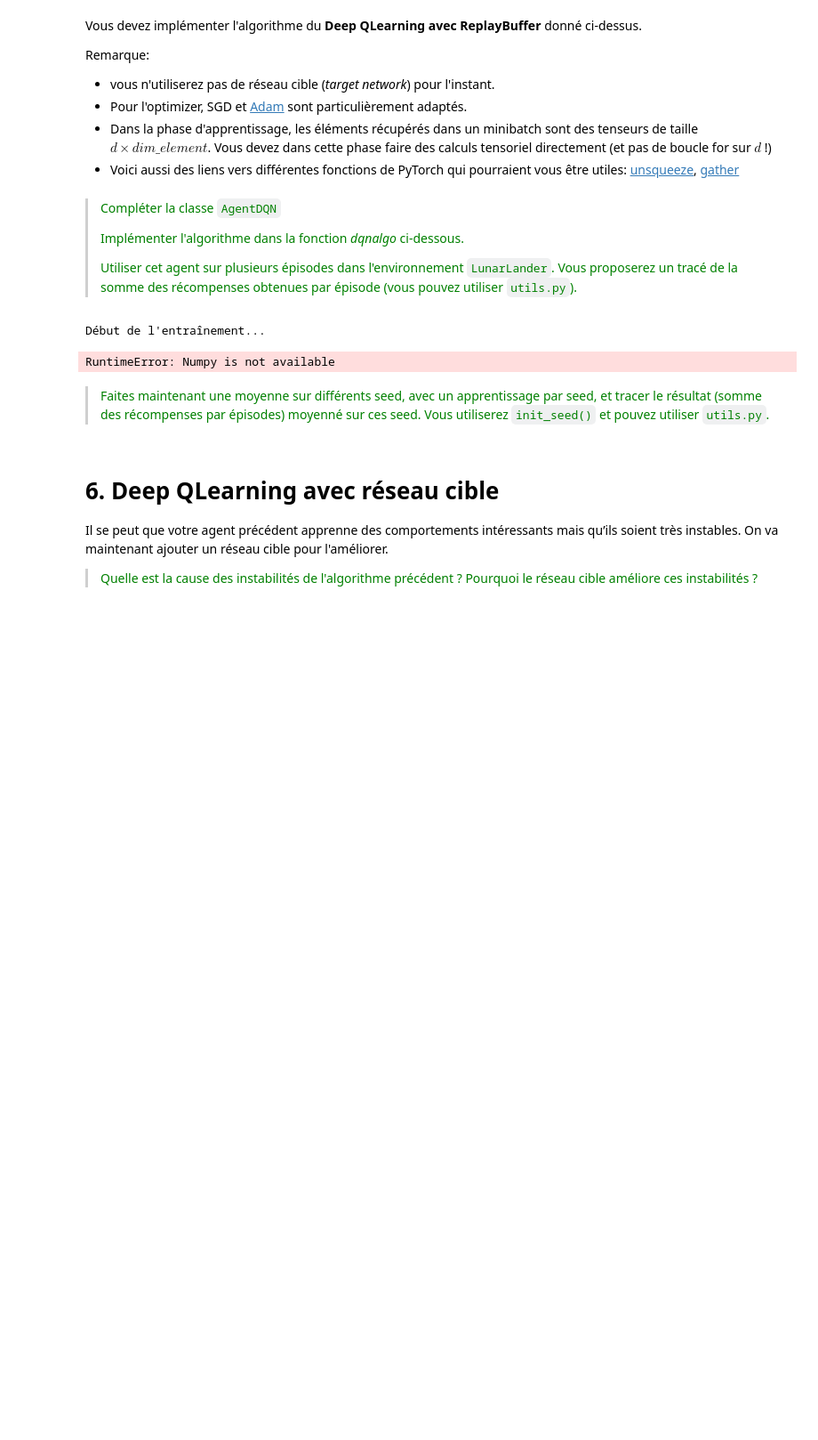
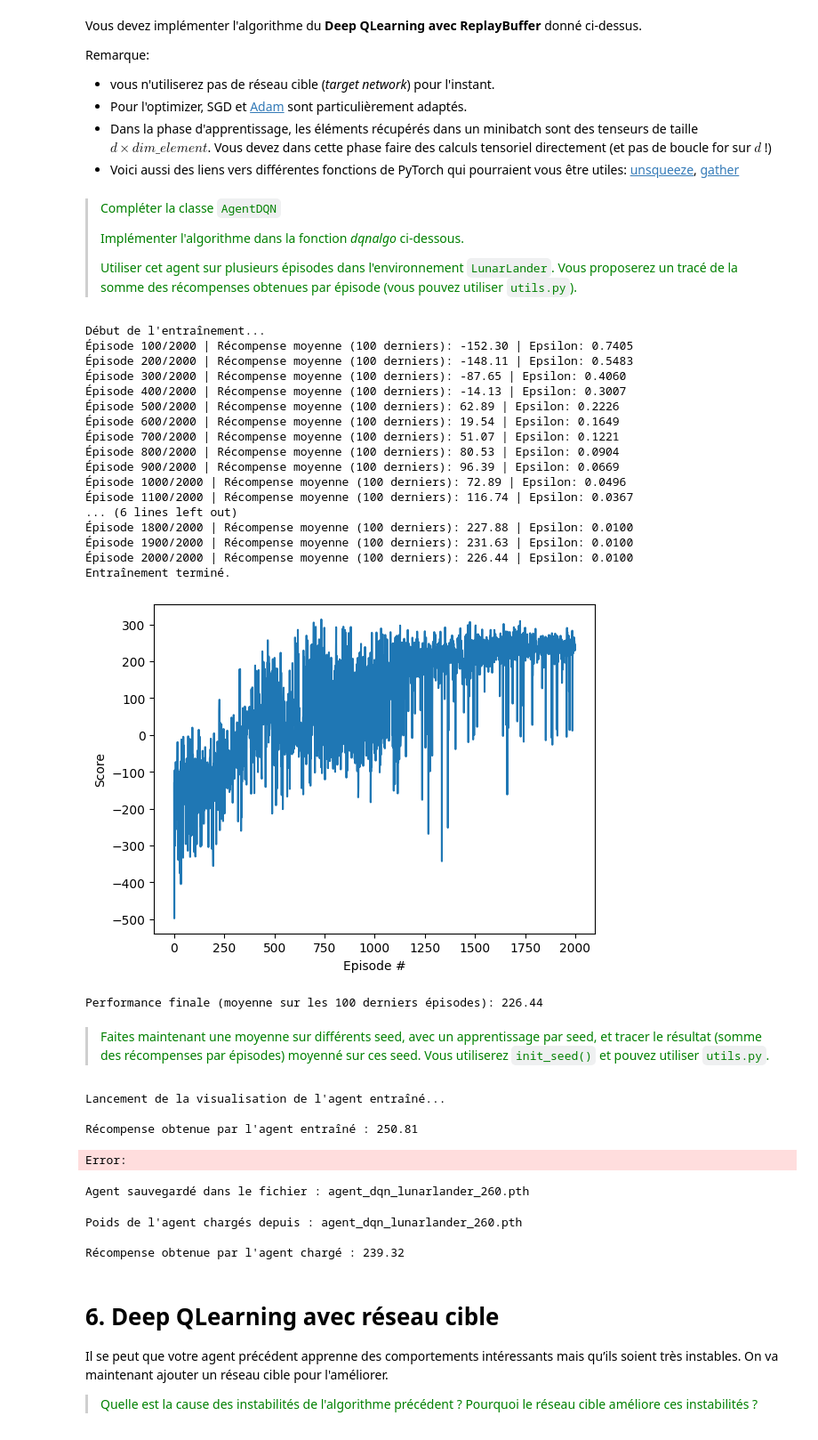
Before and after one commit to Albin0903/tpdqn, a Jupyter notebook: TPDQN.ipynb, the cells around one changed output. Shown: that part at 89% size. Drawn from its saved outputs; the diff is of its cells as text; code cells hidden in the pictures; blank space fills up the shorter version.

```diff
--- a/TPDQN.ipynb
+++ b/TPDQN.ipynb
@@ -327,14 +320,14 @@ EPS_START = 1.0
 # Valeur minimale pour epsilon (exploration minimale)
 EPS_END = 0.01
 # Taux de décroissance d'epsilon (multiplicatif)
-EPS_DECAY = 0.995
+EPS_DECAY = 0.997
 
 # --- Hyperparamètres pour l'AgentDQN ---
 
 # Facteur d'actualisation des récompenses futures
 GAMMA = 0.99
 # Taux d'apprentissage pour l'optimiseur Adam
-LR = 5e-4
+LR = 3e-4
 # Taille maximale du replay buffer
 BUFFER_SIZE = 100000
 # Taille du minibatch pour chaque phase d'apprentissage
@@ -359,36 +352,110 @@ agent = AgentDQN(dim_etat=dim_etat,
                  gamma=GAMMA,
                  lr=LR,
                  buffer_size=BUFFER_SIZE,
                  batch_size=BATCH_SIZE,
                  update_every=UPDATE_EVERY)
 
 # --- Lancement de l'entraînement ---
 
 print("Début de l'entraînement...")
 rewards = dqnalgo(agent=agent,
                   env=env,
                   nb_episodes=NB_EPISODES,
                   eps_start=EPS_START,
                   eps_end=EPS_END,
                   eps_decay=EPS_DECAY)
 print("Entraînement terminé.")
 
 # --- Affichage des résultats ---
 
 # Tracé de la somme des récompenses par épisode
 utils.plot_sumrwdperepi(rewards)
 
 # Calcul et affichage de la performance finale
 mean_last_100_episodes = np.mean(rewards[-100:])
 print(f"Performance finale (moyenne sur les 100 derniers épisodes): {mean_last_100_episodes:.2f}")
 
 # Fermeture de l'environnement
 env.close()
 # %% [output]
 Début de l'entraînement...
+Épisode 100/2000 | Récompense moyenne (100 derniers): -152.30 | Epsilon: 0.7405
+Épisode 200/2000 | Récompense moyenne (100 derniers): -148.11 | Epsilon: 0.5483
+Épisode 300/2000 | Récompense moyenne (100 derniers): -87.65 | Epsilon: 0.4060
+Épisode 400/2000 | Récompense moyenne (100 derniers): -14.13 | Epsilon: 0.3007
+Épisode 500/2000 | Récompense moyenne (100 derniers): 62.89 | Epsilon: 0.2226
+Épisode 600/2000 | Récompense moyenne (100 derniers): 19.54 | Epsilon: 0.1649
+Épisode 700/2000 | Récompense moyenne (100 derniers): 51.07 | Epsilon: 0.1221
+Épisode 800/2000 | Récompense moyenne (100 derniers): 80.53 | Epsilon: 0.0904
+Épisode 900/2000 | Récompense moyenne (100 derniers): 96.39 | Epsilon: 0.0669
+Épisode 1000/2000 | Récompense moyenne (100 derniers): 72.89 | Epsilon: 0.0496
+Épisode 1100/2000 | Récompense moyenne (100 derniers): 116.74 | Epsilon: 0.0367
+... (6 lines left out)
+Épisode 1800/2000 | Récompense moyenne (100 derniers): 227.88 | Epsilon: 0.0100
+Épisode 1900/2000 | Récompense moyenne (100 derniers): 231.63 | Epsilon: 0.0100
+Épisode 2000/2000 | Récompense moyenne (100 derniers): 226.44 | Epsilon: 0.0100
+Entraînement terminé.
+[figure, added]
-RuntimeError: Numpy is not available
+Performance finale (moyenne sur les 100 derniers épisodes): 226.44
 # %% [markdown]
 > <span style="color:green">Faites maintenant une moyenne sur différents seed, avec un apprentissage par seed, et tracer le résultat (somme des récompenses par épisodes) moyenné sur ces seed. Vous utiliserez `init_seed()` et pouvez utiliser `utils.py`.</span> </span>
+# %%
+print("Lancement de la visualisation de l'agent entraîné...")
+env = gym.make("LunarLander-v3", render_mode="human")
+obs, info = env.reset()
+terminated = False
+truncated = False
+sum_reward = 0
+while not terminated and not truncated:
+    action = agent.action_egreedy(obs, eps=0.0)
+    obs, reward, terminated, truncated, info = env.step(action)
+    sum_reward += reward
+print(f"\nRécompense obtenue par l'agent entraîné : {sum_reward:.2f}")
+# %% [output]
+Lancement de la visualisation de l'agent entraîné...
+
+Récompense obtenue par l'agent entraîné : 250.81
+Error:
+# %%
+nom_fichier = 'agent_dqn_lunarlander_260.pth'
+torch.save(agent.network.state_dict(), nom_fichier)
+print(f"Agent sauvegardé dans le fichier : {nom_fichier}")
+# %% [output]
+Agent sauvegardé dans le fichier : agent_dqn_lunarlander_260.pth
+# %%
+import gymnasium as gym
+import torch
+from agentdqn import AgentDQN
+
+env = gym.make("LunarLander-v3")
+dim_etat = env.observation_space.shape[0]
+dim_action = env.action_space.n
+agent_charge = AgentDQN(dim_etat=dim_etat, dim_action=dim_action)
+env.close()
+
+nom_fichier = 'agent_dqn_lunarlander_260.pth'
+agent_charge.network.load_state_dict(torch.load(nom_fichier))
+print(f"Poids de l'agent chargés depuis : {nom_fichier}")
+
+agent_charge.network.eval()
+
+env_visu = gym.make("LunarLander-v3", render_mode="human")
+obs, info = env_visu.reset()
+terminated = False
+truncated = False
+sum_reward = 0
+
+while not terminated and not truncated:
+    action = agent_charge.action_egreedy(obs, eps=0.0) # Utiliser l'agent chargé
+    obs, reward, terminated, truncated, info = env_visu.step(action)
+    sum_reward += reward
+
+print(f"\nRécompense obtenue par l'agent chargé : {sum_reward:.2f}")
+env_visu.close()
+# %% [output]
+Poids de l'agent chargés depuis : agent_dqn_lunarlander_260.pth
+
+Récompense obtenue par l'agent chargé : 239.32
 # %% [markdown]
 # 6. Deep QLearning avec réseau cible
 
```
Also changed, not shown: parts of 5 cells of this notebook, 1 other file.
